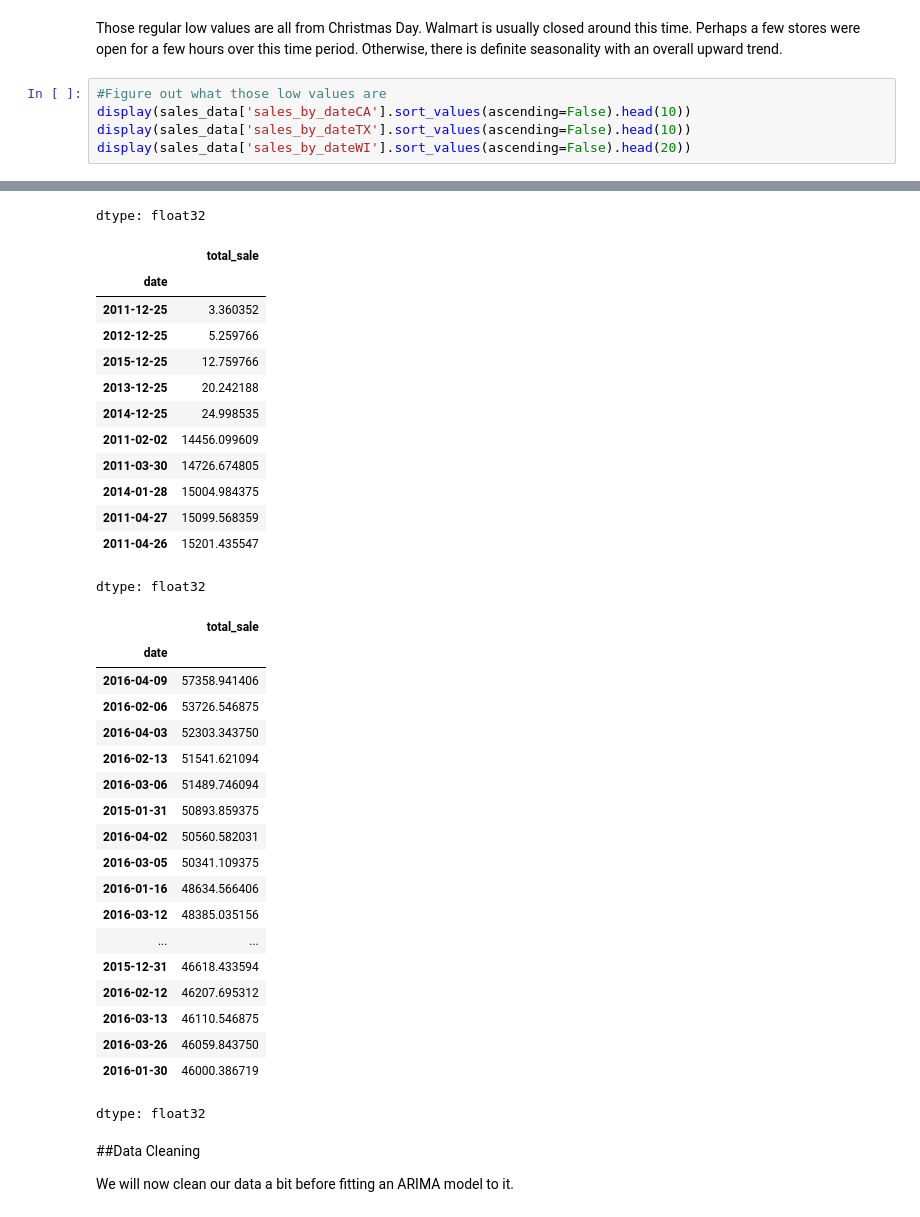
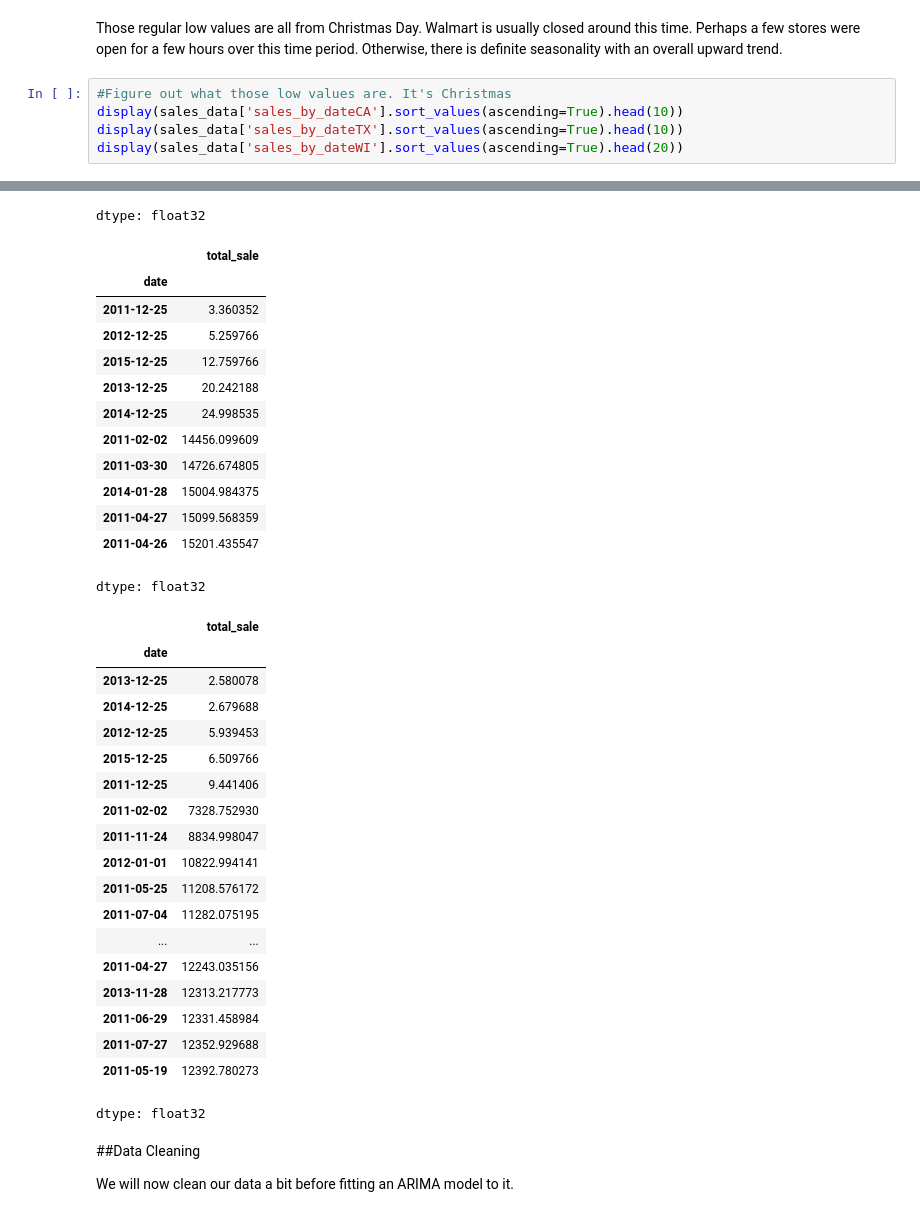
Before and after one commit to Legacy560/MTLSA25-Sales-Forecasting-Project, a Jupyter notebook: Cleaning and ARIMA/Sales_Forecasting_Data_Preprocessing.ipynb, the cells around one changed output, grey strips where cells are left out. Drawn from its saved outputs; the diff is of its cells as text.

```diff
--- a/Cleaning and ARIMA/Sales_Forecasting_Data_Preprocessing.ipynb
+++ b/Cleaning and ARIMA/Sales_Forecasting_Data_Preprocessing.ipynb
@@ -360,55 +376,55 @@ dtype: float32
 # %% [markdown]
 Those regular low values are all from Christmas Day. Walmart is usually closed around this time. Perhaps a few stores were open for a few hours over this time period. Otherwise, there is definite seasonality with an overall upward trend.
 # %%
-#Figure out what those low values are
-display(sales_data['sales_by_dateCA'].sort_values(ascending=False).head(10))
-display(sales_data['sales_by_dateTX'].sort_values(ascending=False).head(10))
-display(sales_data['sales_by_dateWI'].sort_values(ascending=False).head(20))
+#Figure out what those low values are. It's Christmas
+display(sales_data['sales_by_dateCA'].sort_values(ascending=True).head(10))
+display(sales_data['sales_by_dateTX'].sort_values(ascending=True).head(10))
+display(sales_data['sales_by_dateWI'].sort_values(ascending=True).head(20))
 # %% [output]
 |  | total_sale |
 | date |  |
 | 2014-12-25 | 10.178711 |
 | 2011-12-25 | 10.882324 |
 | 2013-12-25 | 11.501953 |
 | 2015-12-25 | 11.520508 |
 | 2012-12-25 | 13.529785 |
 | 2011-11-24 | 19033.308594 |
 | 2011-03-24 | 21426.302734 |
 | 2012-11-22 | 21478.867188 |
 | 2011-02-24 | 22904.308594 |
 | 2013-11-28 | 23078.205078 |
 dtype: float32
 |  | total_sale |
 | date |  |
 | 2011-12-25 | 3.360352 |
 | 2012-12-25 | 5.259766 |
 | 2015-12-25 | 12.759766 |
 | 2013-12-25 | 20.242188 |
 | 2014-12-25 | 24.998535 |
 | 2011-02-02 | 14456.099609 |
 | 2011-03-30 | 14726.674805 |
 | 2014-01-28 | 15004.984375 |
 | 2011-04-27 | 15099.568359 |
 | 2011-04-26 | 15201.435547 |
 dtype: float32
 |  | total_sale |
 | date |  |
-| 2016-04-09 | 57358.941406 |
-| 2016-02-06 | 53726.546875 |
-| 2016-04-03 | 52303.343750 |
-| 2016-02-13 | 51541.621094 |
-| 2016-03-06 | 51489.746094 |
-| 2015-01-31 | 50893.859375 |
-| 2016-04-02 | 50560.582031 |
-| 2016-03-05 | 50341.109375 |
-| 2016-01-16 | 48634.566406 |
-| 2016-03-12 | 48385.035156 |
+| 2013-12-25 | 2.580078 |
+| 2014-12-25 | 2.679688 |
+| 2012-12-25 | 5.939453 |
+| 2015-12-25 | 6.509766 |
+| 2011-12-25 | 9.441406 |
+| 2011-02-02 | 7328.752930 |
+| 2011-11-24 | 8834.998047 |
+| 2012-01-01 | 10822.994141 |
+| 2011-05-25 | 11208.576172 |
+| 2011-07-04 | 11282.075195 |
 | ... | ... |
-| 2015-12-31 | 46618.433594 |
-| 2016-02-12 | 46207.695312 |
-| 2016-03-13 | 46110.546875 |
-| 2016-03-26 | 46059.843750 |
-| 2016-01-30 | 46000.386719 |
+| 2011-04-27 | 12243.035156 |
+| 2013-11-28 | 12313.217773 |
+| 2011-06-29 | 12331.458984 |
+| 2011-07-27 | 12352.929688 |
+| 2011-05-19 | 12392.780273 |
 dtype: float32
 # %% [markdown]
 ##Data Cleaning
```
Also changed, not shown: parts of 16 cells of this notebook.
